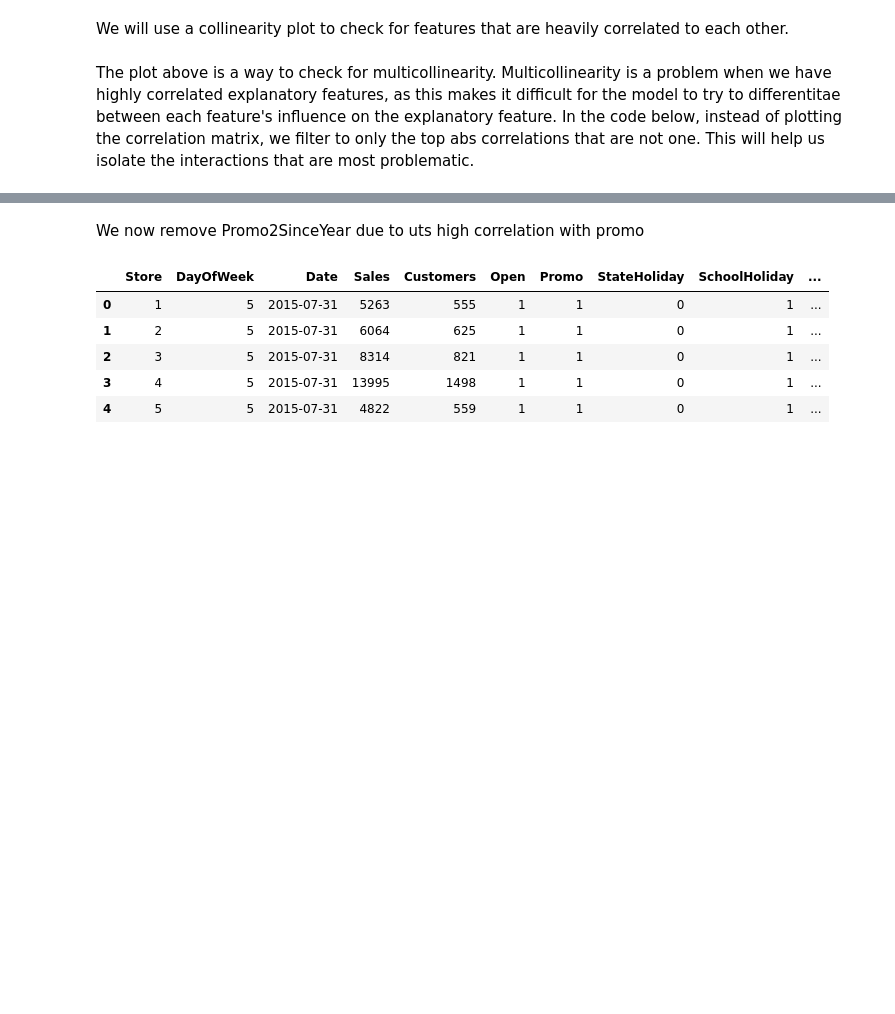
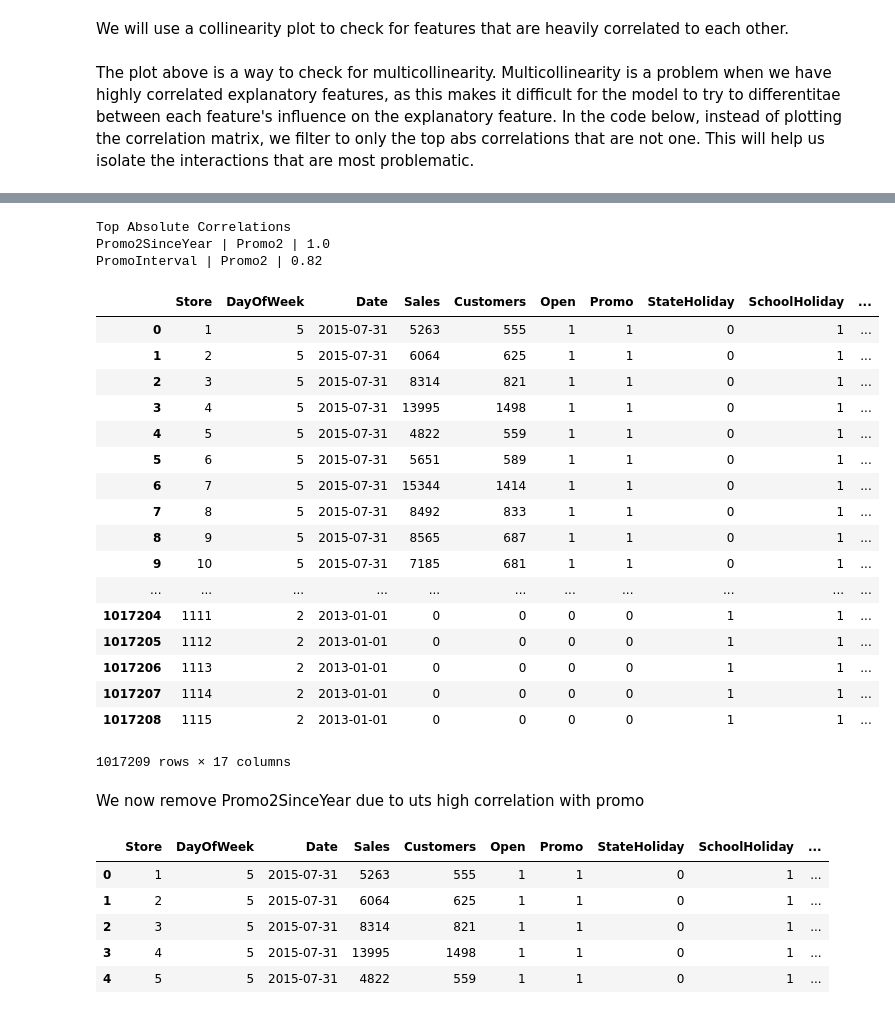
Before and after one commit to anthonymiyoro/RossmanScorePrediction, a Jupyter notebook: Feature Selection and Model Building.ipynb, the cells around one changed output, grey strips where cells are left out. Cells and saved outputs as stored; diff of their text form; code cells hidden in the pictures; blank space fills up the shorter version.

Commit message:
fixed correlation function

```diff
--- a/Feature Selection and Model Building.ipynb
+++ b/Feature Selection and Model Building.ipynb
@@ -70,7 +70,7 @@ train_store['StoreType'] = train_store['StoreType'].astype(int, copy=False)
 # %%
 # print('levels :', train_store['StoreType'].unique(), '; data type :', train_store['StoreType'].dtype)
 # %%
-train_store['Date']=pd.to_datetime(train['Date'],dayfirst=False)
+train_store['Date']=pd.to_datetime(train_store['Date'],dayfirst=False)
 # %%
 Date = train_store['Date']
 
@@ -138,3 +107,64 @@ KeyError: ('Date', 'Store')
+# %%
+def corr_df(x, corr_val):
+    '''
+    Obj: Drops features that are strongly correlated to other features.
+          This lowers model complexity, and aids in generalizing the model.
+    Inputs:
+          df: features df (x)
+          corr_val: Columns are dropped relative to the corr_val input (e.g. 0.8)
+    Output: df that only includes uncorrelated features
+    '''
+
+    # Creates Correlation Matrix and Instantiates
+    corr_matrix = x.corr()
+    iters = range(len(corr_matrix.columns) - 1)
+    drop_cols = []
+
+    # Iterates through Correlation Matrix Table to find correlated columns
+    for i in iters:
+        for j in range(i):
+            item = corr_matrix.iloc[j:(j+1), (i+1):(i+2)]
+            col = item.columns
+            row = item.index
+            val = item.values
+            if val >= corr_val:
+                # Prints the correlated feature set and the corr val
+                print(col.values[0], "|", row.values[0], "|", round(val[0][0], 2))
+                drop_cols.append(i)
+
+    drops = sorted(set(drop_cols))[::-1]
+
+    # Drops the correlated columns
+    for i in drops:
+        col = x.iloc[:, (i+1):(i+2)].columns.values
+        df = x.drop(col, axis=1)
+
+    return df
+
+print("Top Absolute Correlations")
+corr_df(train_store, 0.8)
+# %% [output]
+Top Absolute Correlations
+Promo2SinceYear | Promo2 | 1.0
+PromoInterval | Promo2 | 0.82
+|  | Store | DayOfWeek | Date | Sales | Customers | Open | Promo | StateHoliday | SchoolHoliday | ... |
+| 0 | 1 | 5 | 2015-07-31 | 5263 | 555 | 1 | 1 | 0 | 1 | ... |
+| 1 | 2 | 5 | 2015-07-31 | 6064 | 625 | 1 | 1 | 0 | 1 | ... |
+| 2 | 3 | 5 | 2015-07-31 | 8314 | 821 | 1 | 1 | 0 | 1 | ... |
+| 3 | 4 | 5 | 2015-07-31 | 13995 | 1498 | 1 | 1 | 0 | 1 | ... |
+| 4 | 5 | 5 | 2015-07-31 | 4822 | 559 | 1 | 1 | 0 | 1 | ... |
+| 5 | 6 | 5 | 2015-07-31 | 5651 | 589 | 1 | 1 | 0 | 1 | ... |
+| 6 | 7 | 5 | 2015-07-31 | 15344 | 1414 | 1 | 1 | 0 | 1 | ... |
+| 7 | 8 | 5 | 2015-07-31 | 8492 | 833 | 1 | 1 | 0 | 1 | ... |
+| 8 | 9 | 5 | 2015-07-31 | 8565 | 687 | 1 | 1 | 0 | 1 | ... |
+| 9 | 10 | 5 | 2015-07-31 | 7185 | 681 | 1 | 1 | 0 | 1 | ... |
+| ... | ... | ... | ... | ... | ... | ... | ... | ... | ... | ... |
+| 1017204 | 1111 | 2 | 2013-01-01 | 0 | 0 | 0 | 0 | 1 | 1 | ... |
+| 1017205 | 1112 | 2 | 2013-01-01 | 0 | 0 | 0 | 0 | 1 | 1 | ... |
+| 1017206 | 1113 | 2 | 2013-01-01 | 0 | 0 | 0 | 0 | 1 | 1 | ... |
+| 1017207 | 1114 | 2 | 2013-01-01 | 0 | 0 | 0 | 0 | 1 | 1 | ... |
+| 1017208 | 1115 | 2 | 2013-01-01 | 0 | 0 | 0 | 0 | 1 | 1 | ... |
+1017209 rows × 17 columns
 # %% [markdown]
 We now remove Promo2SinceYear due to uts high correlation with promo
 # %%
```
Also changed, not shown: parts of 3 cells of this notebook.
